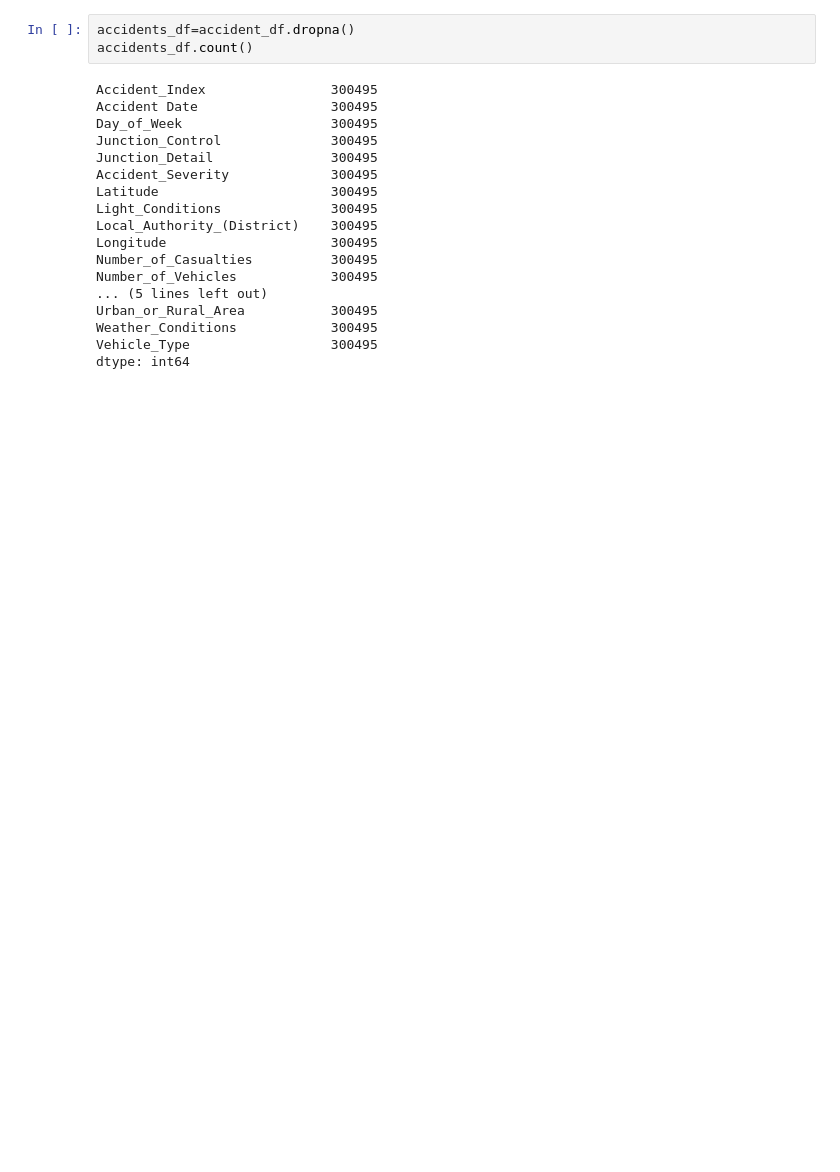
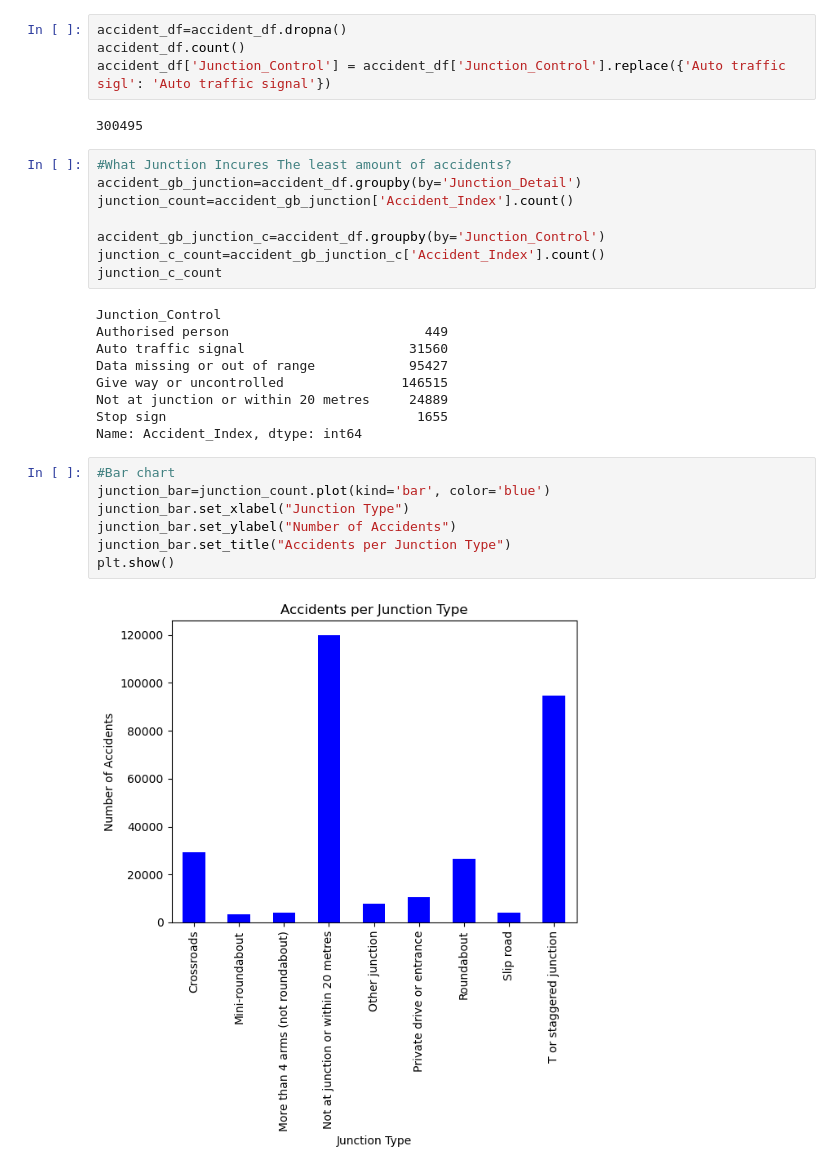
Before and after one commit to Casskrat/Project1, a Jupyter notebook: Caraccidents.ipynb, the cells around one changed output. Drawn from its saved outputs; the diff is of its cells as text; blank space fills up the shorter version.

```diff
--- a/Caraccidents.ipynb
+++ b/Caraccidents.ipynb
@@ -17,23 +17,34 @@ accident_df.head()
 | 3 | 200901BS70004 | 1/5/2021 | Monday | Auto traffic signal | T or staggered junction | Serious | ... |
 | 4 | 200901BS70005 | 1/6/2021 | Tuesday | Auto traffic signal | Crossroads | Serious | ... |
 # %%
-accidents_df=accident_df.dropna()
-accidents_df.count()
+accident_df=accident_df.dropna()
+accident_df.count()
+accident_df['Junction_Control'] = accident_df['Junction_Control'].replace({'Auto traffic sigl': 'Auto traffic signal'})
 # %% [output]
-Accident_Index                300495
-Accident Date                 300495
-Day_of_Week                   300495
-Junction_Control              300495
-Junction_Detail               300495
-Accident_Severity             300495
-Latitude                      300495
-Light_Conditions              300495
-Local_Authority_(District)    300495
-Longitude                     300495
-Number_of_Casualties          300495
-Number_of_Vehicles            300495
-... (5 lines left out)
-Urban_or_Rural_Area           300495
-Weather_Conditions            300495
-Vehicle_Type                  300495
-dtype: int64
+300495
+# %%
+#What Junction Incures The least amount of accidents?
+accident_gb_junction=accident_df.groupby(by='Junction_Detail')
+junction_count=accident_gb_junction['Accident_Index'].count()
+
+accident_gb_junction_c=accident_df.groupby(by='Junction_Control')
+junction_c_count=accident_gb_junction_c['Accident_Index'].count()
+junction_c_count
+# %% [output]
+Junction_Control
+Authorised person                         449
+Auto traffic signal                     31560
+Data missing or out of range            95427
+Give way or uncontrolled               146515
+Not at junction or within 20 metres     24889
+Stop sign                                1655
+Name: Accident_Index, dtype: int64
+# %%
+#Bar chart
+junction_bar=junction_count.plot(kind='bar', color='blue')
+junction_bar.set_xlabel("Junction Type")
+junction_bar.set_ylabel("Number of Accidents")
+junction_bar.set_title("Accidents per Junction Type")
+plt.show()
+# %% [output]
+[figure, added]
```
Also changed, not shown: parts of 3 cells of this notebook.
